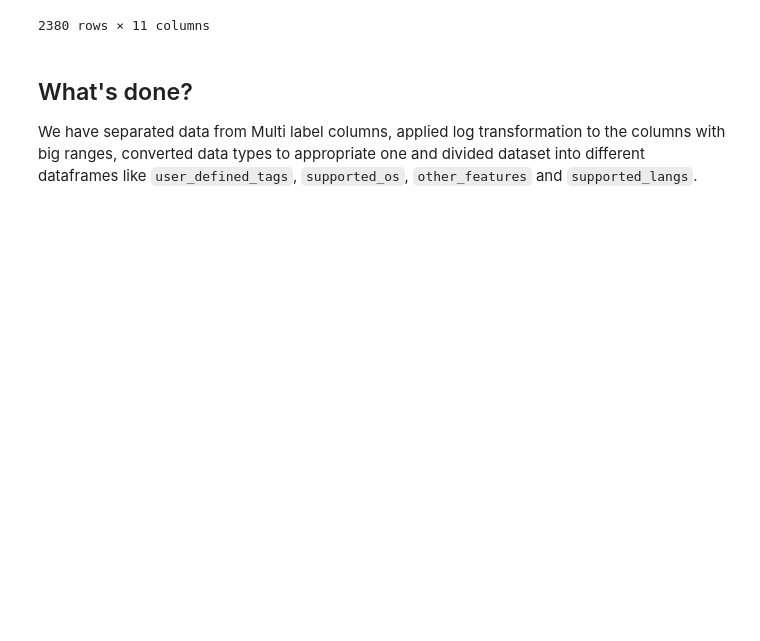
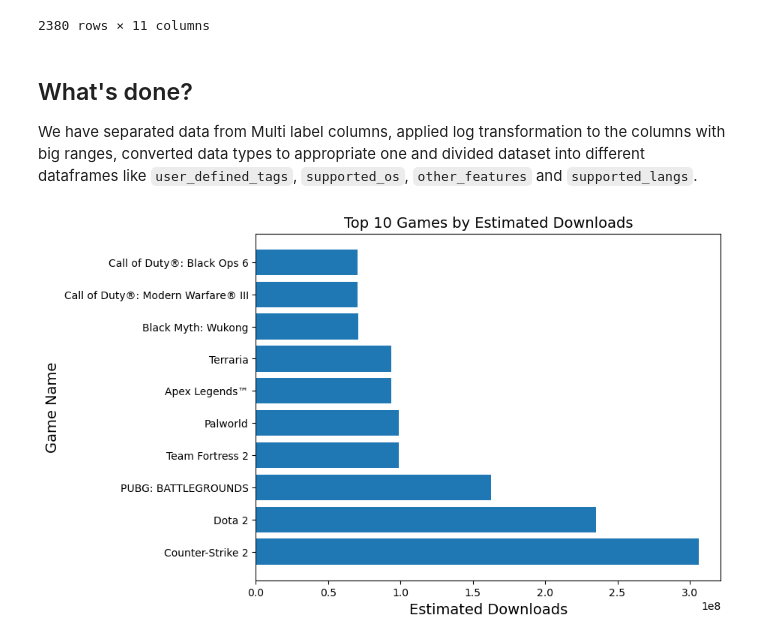
Before and after one commit to Jupiee/steam-eda, a Jupyter notebook: EDA.ipynb, the cells around one changed output. Saved outputs shown, nothing was run; the diff lists cells and outputs as text; code cells hidden in the pictures; blank space fills up the shorter version.

```diff
--- a/EDA.ipynb
+++ b/EDA.ipynb
@@ -324,3 +324,16 @@ steam_bsgoat_data
 ## What's done?
 
 We have separated data from Multi label columns, applied log transformation to the columns with big ranges, converted data types to appropriate one and divided dataset into different dataframes like `user_defined_tags`, `supported_os`, `other_features` and `supported_langs`.
+# %%
+top_games = steam_bsgoat_data.sort_values('log_estimated_downloads', ascending=False).head(10)
+top_games['estimated_downloads'] = np.exp(top_games['log_estimated_downloads'])
+
+plt.figure(figsize=(8, 6))
+plt.barh(top_games['game_name'], top_games['estimated_downloads'])
+plt.title('Top 10 Games by Estimated Downloads')
+plt.ylabel('Game Name')
+plt.xlabel('Estimated Downloads')
+
+plt.show()
+# %% [output]
+[figure, added]
```
Also changed, not shown: parts of 4 cells of this notebook.
